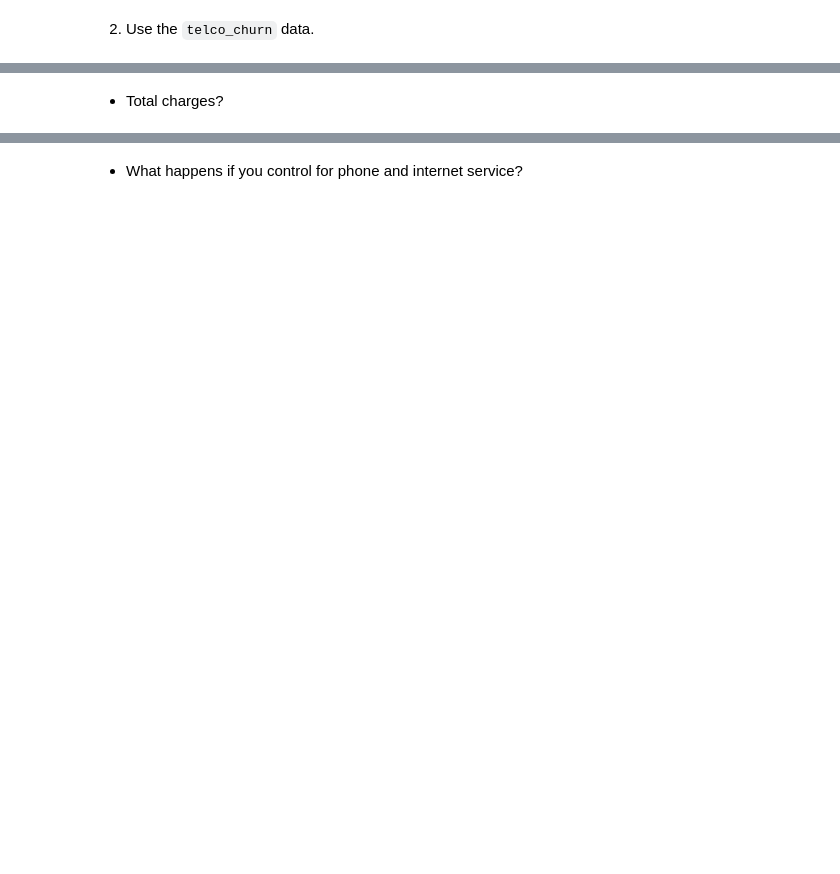
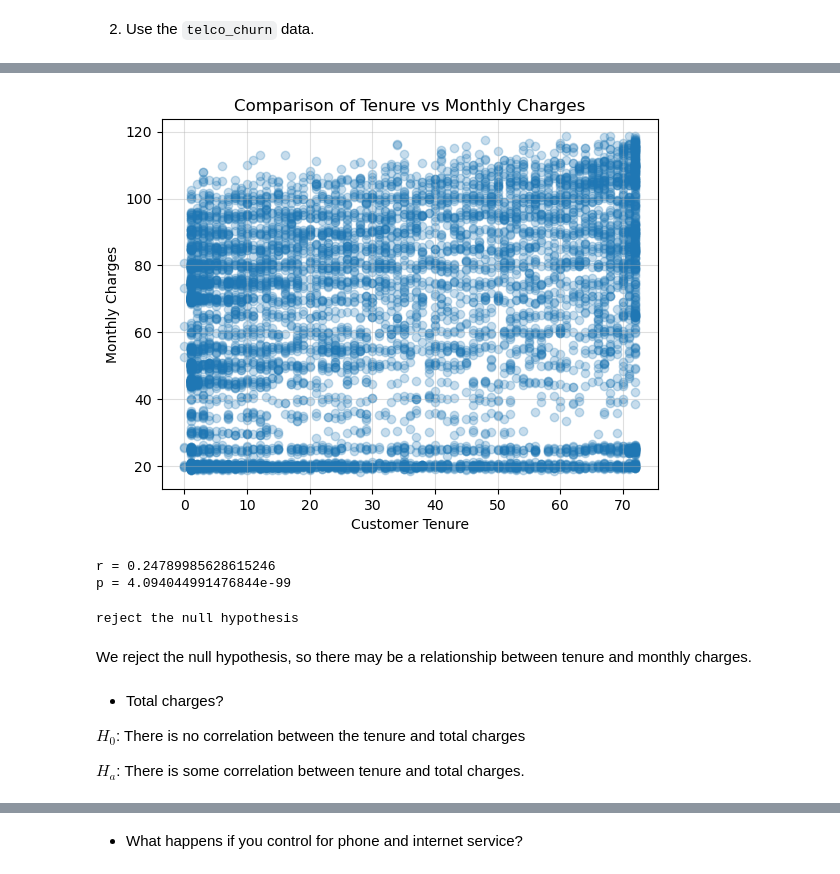
Before and after one commit to Michael-Nelson361/statistics-exercises, a Jupyter notebook: hypothesis_testing.ipynb, the cells around one changed output, grey strips where cells are left out. Drawn from its saved outputs; the diff is of its cells as text; code cells hidden in the pictures; blank space fills up the shorter version.

```diff
--- a/hypothesis_testing.ipynb
+++ b/hypothesis_testing.ipynb
@@ -355,2 +368,5 @@ We conclude that there is no relationship between an employee's gender and wheth
 # %% [markdown]
 2. Use the `telco_churn` data.
+# %%
+url = env.get_db_url('telco_churn')
+pd.read_sql('show tables',url)
@@ -358,0 +391,3 @@ We conclude that there is no relationship between an employee's gender and wheth
+# %%
+customers = pd.read_sql('select * from customers',url)
+customers.head()
@@ -359,2 +402,34 @@ We conclude that there is no relationship between an employee's gender and wheth
+# %%
+# Let's plot it, see if we notice anything
+plt.scatter(customers.tenure,customers.monthly_charges,alpha=0.25)
+plt.title('Comparison of Tenure vs Monthly Charges')
+plt.xlabel('Customer Tenure')
+plt.ylabel('Monthly Charges')
+
+plt.grid(alpha=0.4)
+
+plt.show()
+# %% [output]
+[figure, added]
+# %%
+r,p = stats.pearsonr(customers.tenure,customers.monthly_charges)
+print(f'r = {r}')
+print(f'p = {p}')
+# %% [output]
+r = 0.24789985628615246
+p = 4.094044991476844e-99
+# %%
+if p < alpha:
+    print('reject the null hypothesis')
+else:
+    print('fail to reject the null hypothesis')
+# %% [output]
+reject the null hypothesis
+# %% [markdown]
+We reject the null hypothesis, so there may be a relationship between tenure and monthly charges.
 # %% [markdown]
 - Total charges?
+
+$H_0$: There is no correlation between the tenure and total charges
+
+$H_a$: There is some correlation between tenure and total charges.
```
Also changed, not shown: parts of 43 cells of this notebook.
